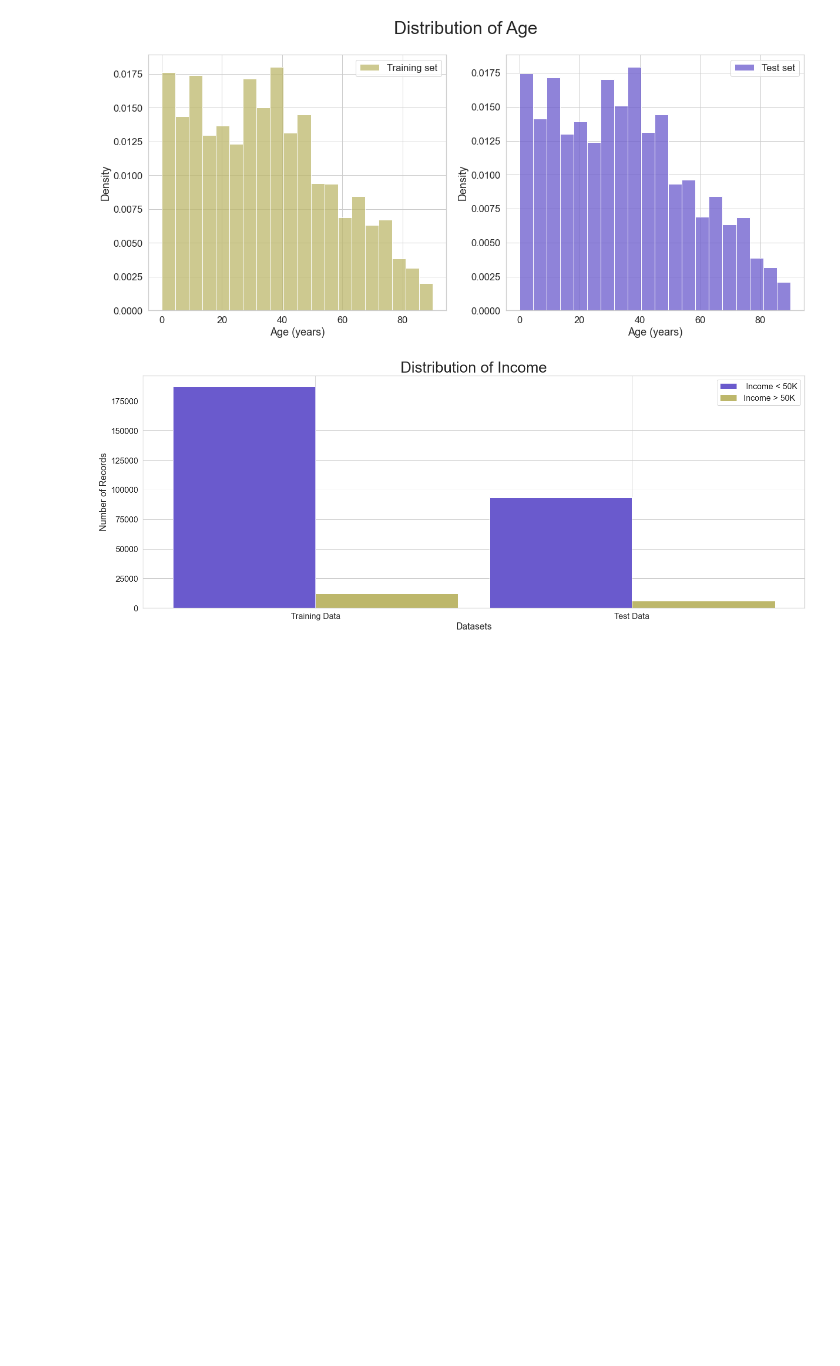
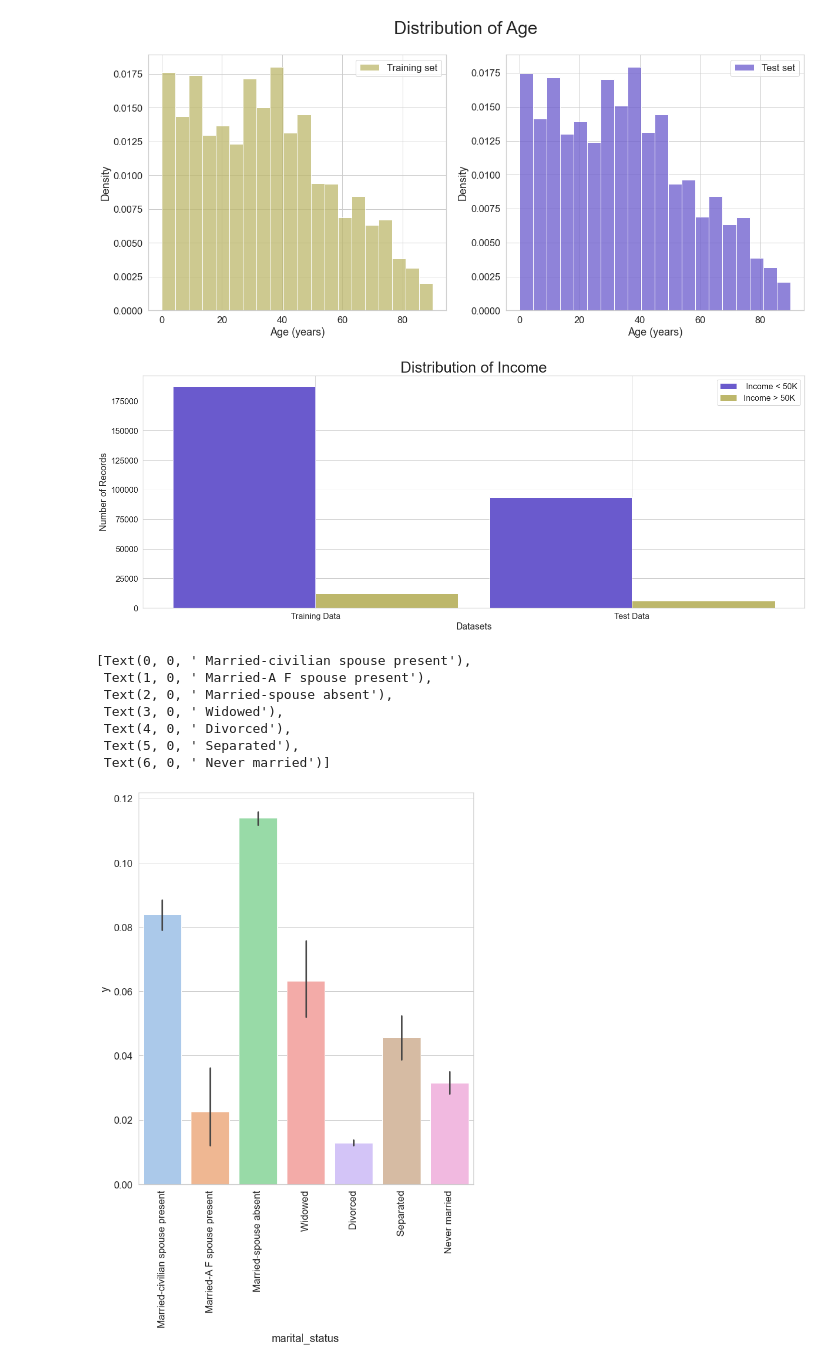
Before and after one commit to jenright15/income-classification, a Jupyter notebook: code/EDA.ipynb, the cells around one changed output. Cells and saved outputs as stored; diff of their text form; code cells hidden in the pictures; blank space fills up the shorter version.

```diff
--- a/code/EDA.ipynb
+++ b/code/EDA.ipynb
@@ -153,11 +153,3 @@ The amount of ? in y is :
 # Combine data to compare the two when plotted
 full_df = [df, df_test]
 plot_titles = ['Training Data', 'Test Data']
-# %%
-# Dsitribution of ages across the datset
-sns.set_style('white')
-sns.distplot(df['age'], bins=20)
-plt.ylabel('Distribution')
-plt.xlabel('Age (years)')
-plt.title('Distribution of Age (Training Data)')
-plt.margins(x=0)
@@ -212,3 +202,36 @@ ax.legend()
 fig.tight_layout()
 # %% [output]
 [figure]
+# %%
+# Work Industry vs Income
+X_train = label_columns(df, categorical_columns, label_encoding=True)
+X_test = label_columns(df_test, categorical_columns, label_encoding=True)
+X_train['y'] = X_train['y'].astype('category').cat.codes
+
+# Mapping a label to each category
+industry_map = {
+        ' Married-civilian spouse present' : 1,
+        ' Married-A F spouse present': 2,
+        ' Married-spouse absent': 3,
+        ' Widowed': 4,
+        ' Divorced': 5,
+        ' Separated': 6,
+        ' Never married':7,
+}
+
+# Plot
+sns.set_palette("pastel")
+sns.set_style('whitegrid')
+
+fig, ax = plt.subplots(figsize = (10,12))
+sns_grad = sns.barplot(x = X_train['marital_status'], y = X_train['y'], data = X_train, ax=ax)
+ax.set_xticklabels(list(industry_map.keys()), rotation=90)
+# %% [output]
+[Text(0, 0, ' Married-civilian spouse present'),
+ Text(1, 0, ' Married-A F spouse present'),
+ Text(2, 0, ' Married-spouse absent'),
+ Text(3, 0, ' Widowed'),
+ Text(4, 0, ' Divorced'),
+ Text(5, 0, ' Separated'),
+ Text(6, 0, ' Never married')]
+[figure, added]
```
Also changed, not shown: parts of 1 cell of this notebook.
